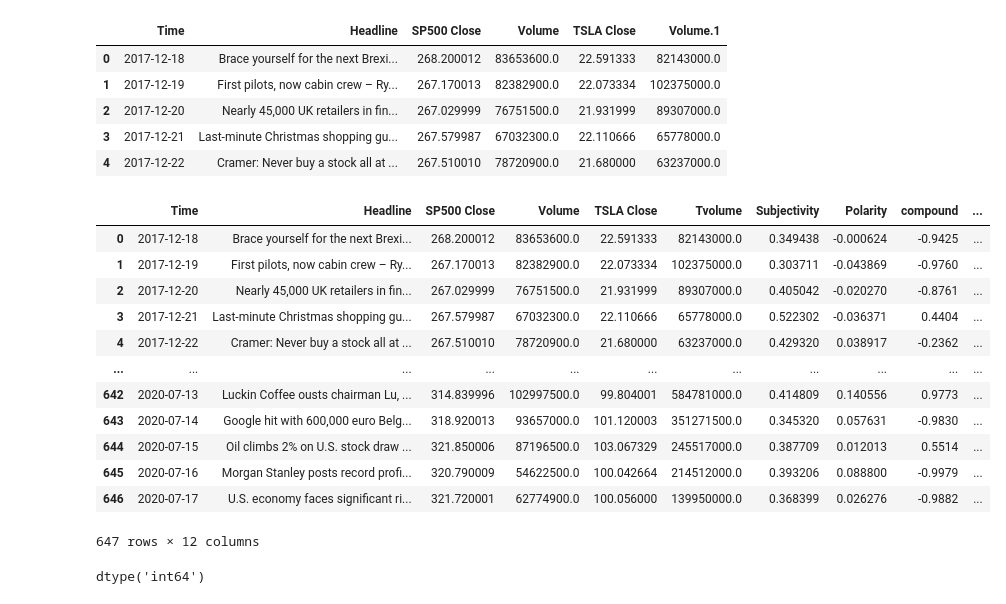
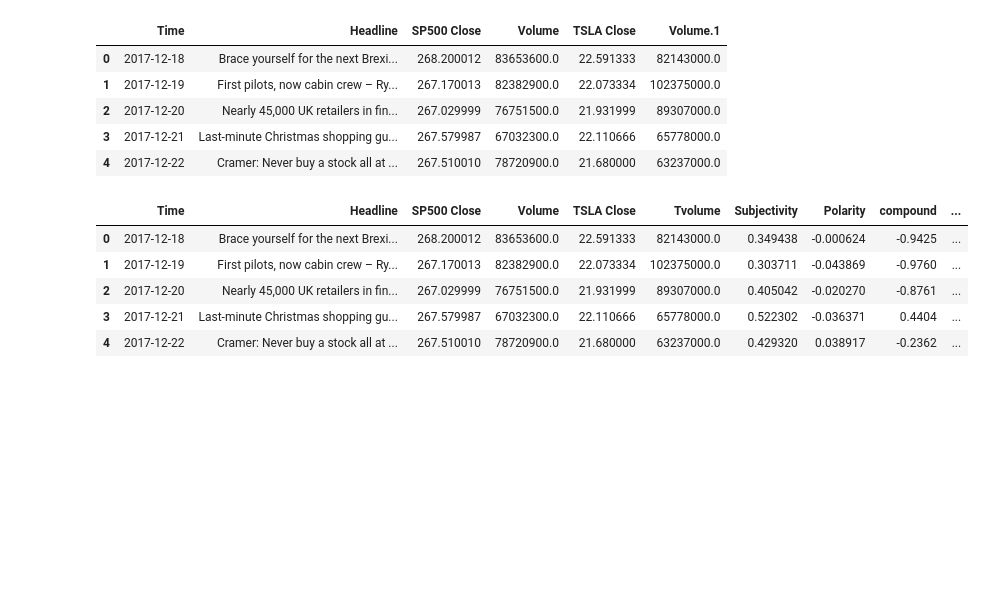
Before and after one commit to bittraidr/Sentiment_Analysis_Study_Multiple_Models, a Jupyter notebook: Branches/Alejandra.ipynb, the cells around one changed output. Cells and saved outputs as stored; diff of their text form; code cells hidden in the pictures; blank space fills up the shorter version.

```diff
--- a/Branches/Alejandra.ipynb
+++ b/Branches/Alejandra.ipynb
@@ -72,29 +73,20 @@ for x in range(0, len(sentiment_df["Headline"])):
 # %%
 # Add Column with sentiment scores
 sentiment_df["compound"]= compound
 sentiment_df["neg"]= neg
 sentiment_df["pos"]= pos
 sentiment_df["neu"]= neu
 
-
-
 # Assuming you have a DataFrame named 'sentiment_df'
 sentiment_df.rename(columns={'Volume.1': 'Tvolume'}, inplace=True)
 
 #Display Dataframe
-sentiment_df
+sentiment_df.head()
 # %% [output]
 |  | Time | Headline | SP500 Close | Volume | TSLA Close | Tvolume | Subjectivity | Polarity | compound | ... |
 | 0 | 2017-12-18 | Brace yourself for the next Brexi... | 268.200012 | 83653600.0 | 22.591333 | 82143000.0 | 0.349438 | -0.000624 | -0.9425 | ... |
 | 1 | 2017-12-19 | First pilots, now cabin crew – Ry... | 267.170013 | 82382900.0 | 22.073334 | 102375000.0 | 0.303711 | -0.043869 | -0.9760 | ... |
 | 2 | 2017-12-20 | Nearly 45,000 UK retailers in fin... | 267.029999 | 76751500.0 | 21.931999 | 89307000.0 | 0.405042 | -0.020270 | -0.8761 | ... |
 | 3 | 2017-12-21 | Last-minute Christmas shopping gu... | 267.579987 | 67032300.0 | 22.110666 | 65778000.0 | 0.522302 | -0.036371 | 0.4404 | ... |
 | 4 | 2017-12-22 | Cramer: Never buy a stock all at ... | 267.510010 | 78720900.0 | 21.680000 | 63237000.0 | 0.429320 | 0.038917 | -0.2362 | ... |
-| ... | ... | ... | ... | ... | ... | ... | ... | ... | ... | ... |
-| 642 | 2020-07-13 | Luckin Coffee ousts chairman Lu, ... | 314.839996 | 102997500.0 | 99.804001 | 584781000.0 | 0.414809 | 0.140556 | 0.9773 | ... |
-| 643 | 2020-07-14 | Google hit with 600,000 euro Belg... | 318.920013 | 93657000.0 | 101.120003 | 351271500.0 | 0.345320 | 0.057631 | -0.9830 | ... |
-| 644 | 2020-07-15 | Oil climbs 2% on U.S. stock draw ... | 321.850006 | 87196500.0 | 103.067329 | 245517000.0 | 0.387709 | 0.012013 | 0.5514 | ... |
-| 645 | 2020-07-16 | Morgan Stanley posts record profi... | 320.790009 | 54622500.0 | 100.042664 | 214512000.0 | 0.393206 | 0.088800 | -0.9979 | ... |
-| 646 | 2020-07-17 | U.S. economy faces significant ri... | 321.720001 | 62774900.0 | 100.056000 | 139950000.0 | 0.368399 | 0.026276 | -0.9882 | ... |
-647 rows × 12 columns
 # %%
@@ -111,13 +108,11 @@ sentiment_df.index= pd.to_datetime(sentiment_df.index)
 # sentiment_df.index= pd.to_datetime(sentiment_df.index)
 # %%
 # create label column add 1 when daily returns is positive and 0 when it is negative
-sentiment_df["label"]= 0
-sentiment_df.loc[(sentiment_df["daily returns"]> 0), 'label'] = 1
+# sentiment_df["label"]= 0
+# sentiment_df.loc[(sentiment_df["daily returns"]> 0), 'label'] = 1
 
-# verify that label is int
-sentiment_df["label"].dtype
+# # verify that label is int
+# sentiment_df["label"].dtype
-# %% [output]
-dtype('int64')
 # %%
 # # calculate SMA short and SMA slow
 sentiment_df["sma_short"]= sentiment_df.rolling(7)["TSLA Close"].mean()
```
Also changed, not shown: parts of 20 cells of this notebook, 5 other files.
